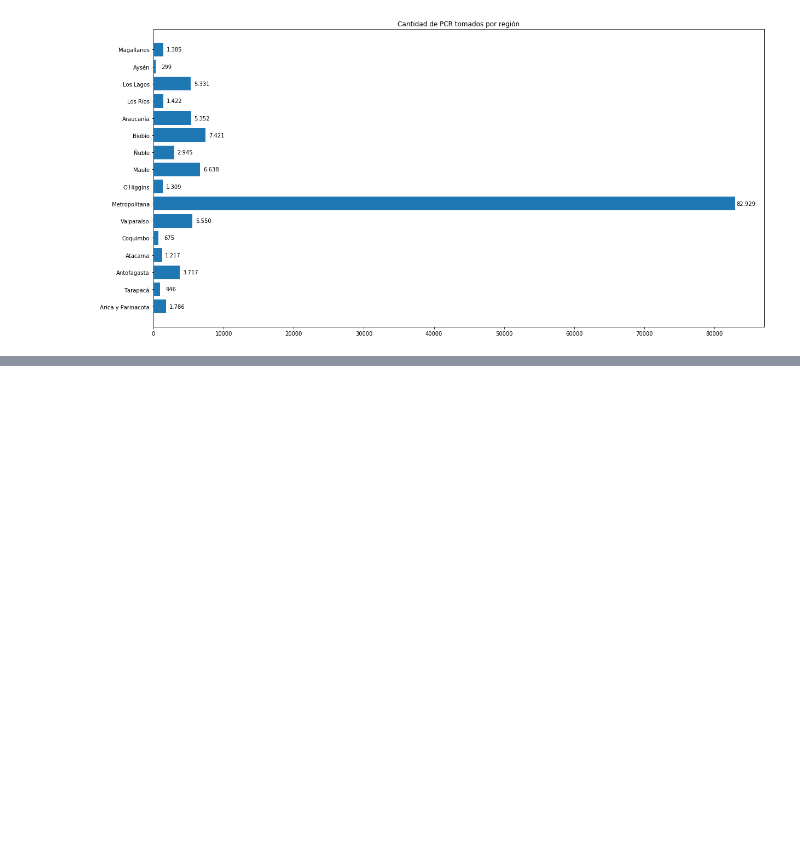
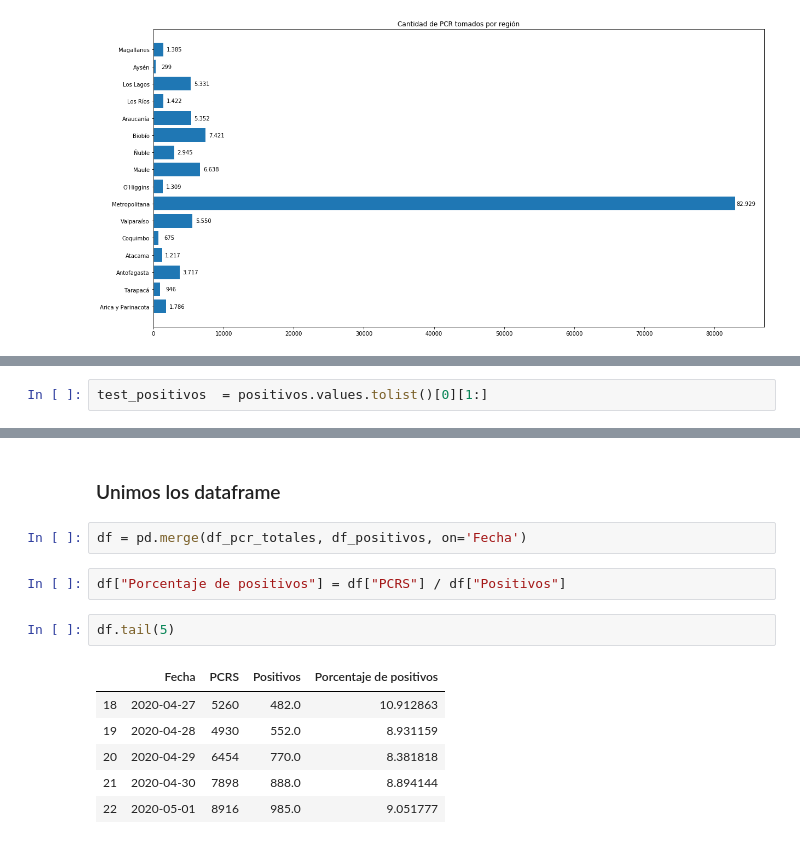
Before and after one commit to patricionicolas/Covid-19-Chile, a Jupyter notebook: PCR.ipynb, the cells around one changed output, grey strips where cells are left out. Drawn from its saved outputs; the diff is of its cells as text; blank space fills up the shorter version.

```diff
--- a/PCR.ipynb
+++ b/PCR.ipynb
@@ -92,0 +121,2 @@ plt.show()
+# %%
+test_positivos  = positivos.values.tolist()[0][1:]
@@ -92,0 +137,15 @@ plt.show()
+# %% [markdown]
+### Unimos los dataframe
+# %%
+df = pd.merge(df_pcr_totales, df_positivos, on='Fecha')
+# %%
+df["Porcentaje de positivos"] = df["PCRS"] / df["Positivos"]
+# %%
+df.tail(5)
+# %% [output]
+|  | Fecha | PCRS | Positivos | Porcentaje de positivos |
+| 18 | 2020-04-27 | 5260 | 482.0 | 10.912863 |
+| 19 | 2020-04-28 | 4930 | 552.0 | 8.931159 |
+| 20 | 2020-04-29 | 6454 | 770.0 | 8.381818 |
+| 21 | 2020-04-30 | 7898 | 888.0 | 8.894144 |
+| 22 | 2020-05-01 | 8916 | 985.0 | 9.051777 |
```
Also changed, not shown: parts of 13 cells of this notebook.
